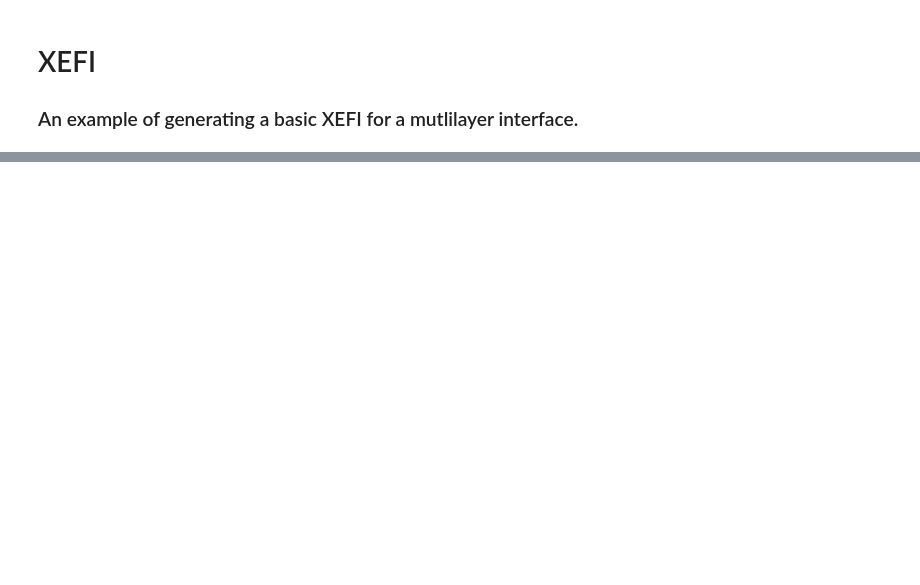
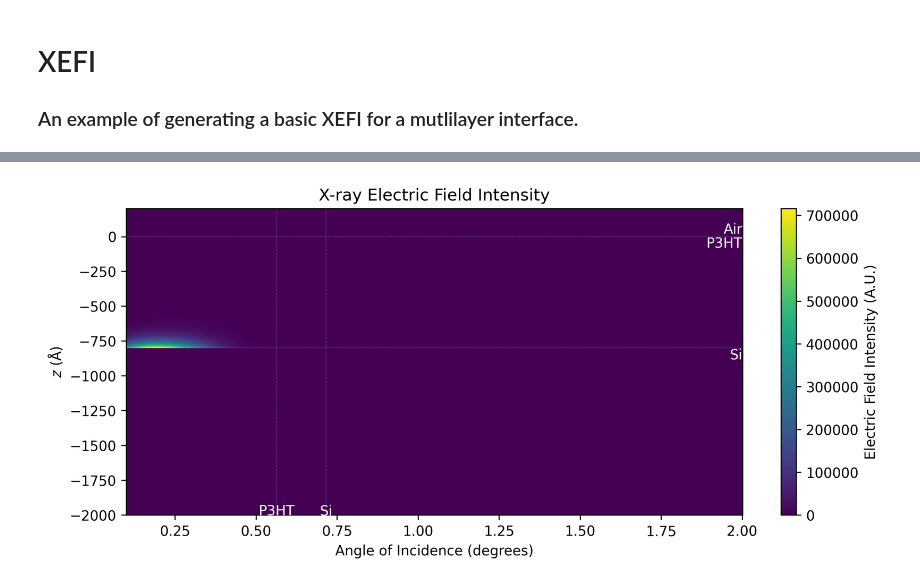
Before and after one commit to xraysoftmat/XEFI, a Jupyter notebook: examples/XEFI_basic.ipynb, the cells around one changed output, grey strips where cells are left out. Saved outputs shown, nothing was run; the diff lists cells and outputs as text; code cells hidden in the pictures; blank space fills up the shorter version.

```diff
--- a/examples/XEFI_basic.ipynb
+++ b/examples/XEFI_basic.ipynb
@@ -58,0 +66,6 @@ IndexError: index 3 is out of bounds for axis 2 with size 3
+# %%
+z_vals = np.linspace(200, -2000, 1000)
+
+fig,ax = result.generate_pretty_figure_XEFI(z_vals)
+# %% [output]
+[figure, added]
```
Also changed, not shown: parts of 3 cells of this notebook, 2 other files.
